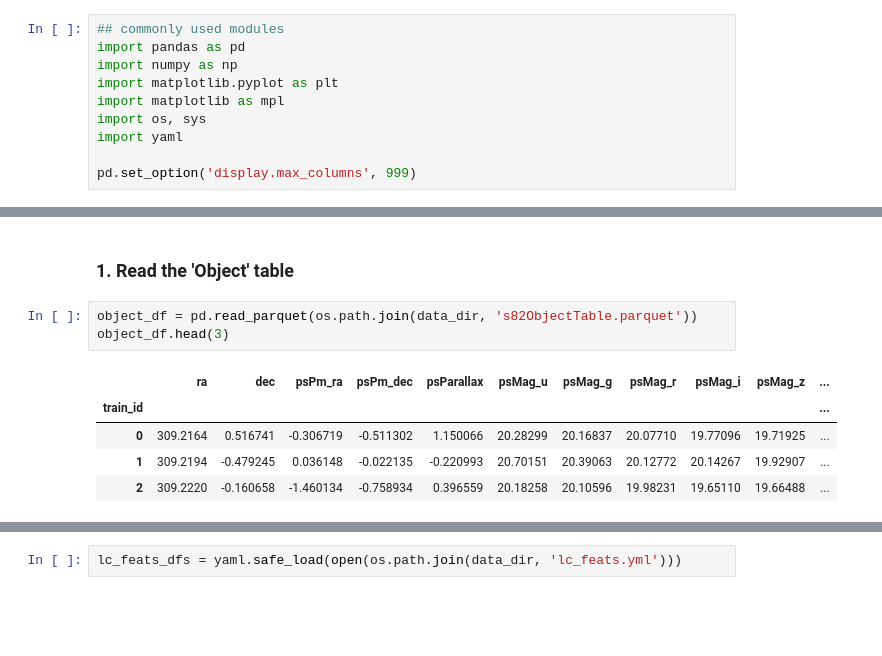
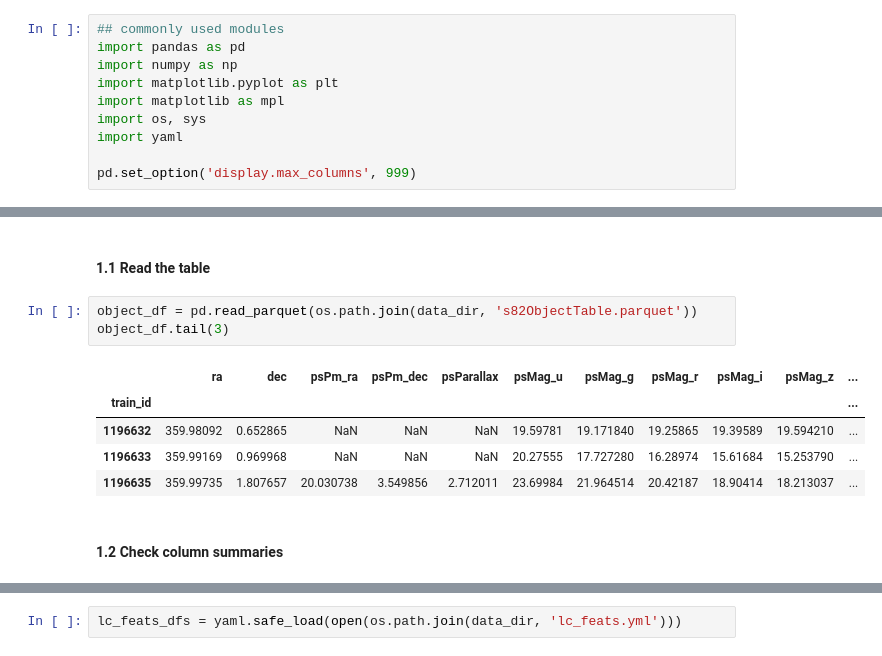
Before and after one commit to RichardsGroup/AGN_DataChallenge, a Jupyter notebook: getting_started/ReadTables.ipynb, the cells around one changed output, grey strips where cells are left out. Cells and saved outputs as stored; diff of their text form; blank space fills up the shorter version.

```diff
--- a/getting_started/ReadTables.ipynb
+++ b/getting_started/ReadTables.ipynb
@@ -17,14 +56,16 @@ data_dir = "/home/idies/workspace/Temporary/ywx649999311/LSST_AGN/Class_Training
 # %% [markdown]
-### 1. Read the 'Object' table
+#### 1.1 Read the table
 # %%
 object_df = pd.read_parquet(os.path.join(data_dir, 's82ObjectTable.parquet'))
-object_df.head(3)
+object_df.tail(3)
 # %% [output]
 |  | ra | dec | psPm_ra | psPm_dec | psParallax | psMag_u | psMag_g | psMag_r | psMag_i | psMag_z | ... |
 | train_id |  |  |  |  |  |  |  |  |  |  | ... |
-| 0 | 309.2164 | 0.516741 | -0.306719 | -0.511302 | 1.150066 | 20.28299 | 20.16837 | 20.07710 | 19.77096 | 19.71925 | ... |
-| 1 | 309.2194 | -0.479245 | 0.036148 | -0.022135 | -0.220993 | 20.70151 | 20.39063 | 20.12772 | 20.14267 | 19.92907 | ... |
-| 2 | 309.2220 | -0.160658 | -1.460134 | -0.758934 | 0.396559 | 20.18258 | 20.10596 | 19.98231 | 19.65110 | 19.66488 | ... |
+| 1196632 | 359.98092 | 0.652865 | NaN | NaN | NaN | 19.59781 | 19.171840 | 19.25865 | 19.39589 | 19.594210 | ... |
+| 1196633 | 359.99169 | 0.969968 | NaN | NaN | NaN | 20.27555 | 17.727280 | 16.28974 | 15.61684 | 15.253790 | ... |
+| 1196635 | 359.99735 | 1.807657 | 20.030738 | 3.549856 | 2.712011 | 23.69984 | 21.964514 | 20.42187 | 18.90414 | 18.213037 | ... |
+# %% [markdown]
+#### 1.2 Check column summaries
 # %%
 object_df.info(verbose=True, show_counts=True)
 # %% [output]
```
Also changed, not shown: parts of 12 cells of this notebook, 2 other files.
